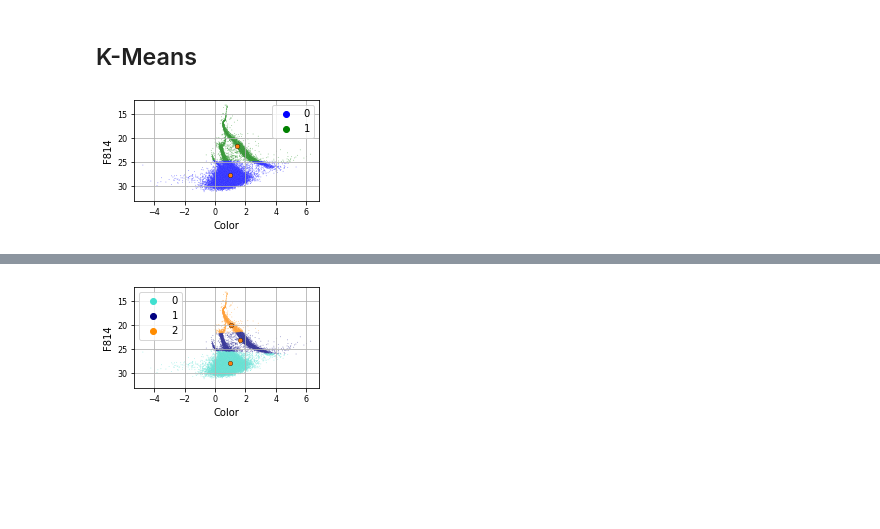
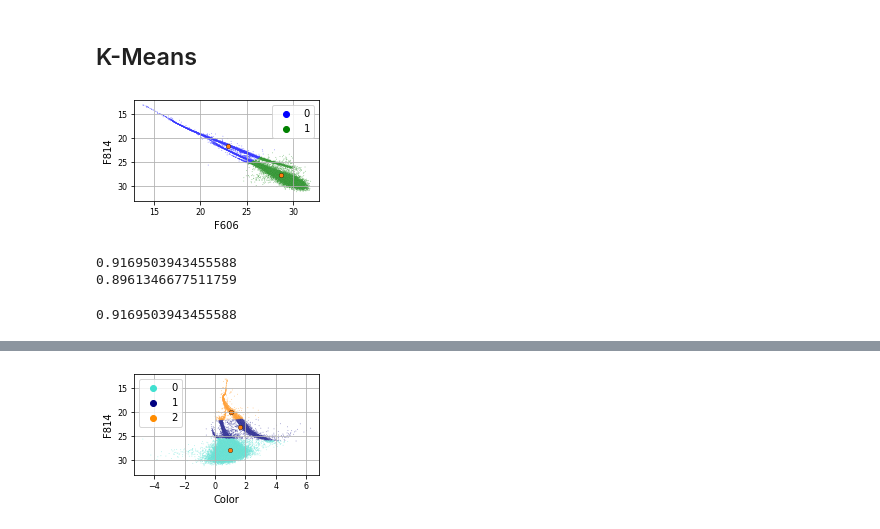
Before and after one commit to BleakHeart/Report3, a Jupyter notebook: Codice/3 Classes/classification_unsupervised.ipynb, the cells around one changed output, grey strips where cells are left out. Saved outputs shown, nothing was run; the diff lists cells and outputs as text; code cells hidden in the pictures; blank space fills up the shorter version.

Commit message:
Trying to calculate Accuracy on K-Means algorithm

```diff
--- a/Codice/3 Classes/classification_unsupervised.ipynb
+++ b/Codice/3 Classes/classification_unsupervised.ipynb
@@ -35,9 +35,12 @@ df_stars = pd.read_csv(home + 'Data/hlsp_deep47tuc_hst_acs_47tuc_f606w-f814w_v1_
 
 df_stars['Color'] = df_stars.F606 - df_stars.F814
 
-df_stars['Label'] = 1
-df_stars.loc[df_stars.sharp < 0, 'Label'] = 0
-df_stars.loc[df_stars.sharp > 0, 'Label'] = 2
+x = df_stars['Color'].to_numpy()
+y = 16.5 + 4. * x
+
+df_stars.loc[df_stars.F814 >= y, 'Label'] = 1
+df_stars.loc[df_stars.F814 < y, 'Label'] = 0
+
 
 df_stars.head()
 # %% [output]
@@ -80,12 +87,12 @@ x_train, x_test, y_train, y_test = train_test_split(x_preprocessed, df_stars.Lab
 ## K-Means
 # %%
 plt.figure(constrained_layout=True)
-kmeans = KMeans(n_clusters=2).fit(df_stars[['Color', 'F814']].values)
+kmeans = KMeans(n_clusters=2).fit(df_stars[['F606', 'F814']].values)
 colors = ['blue', 'green']
-sns.scatterplot(x=df_stars.Color, y=df_stars.F814, hue=kmeans.labels_, palette=colors, s=0.8, alpha=0.5)
+sns.scatterplot(x=df_stars.F606, y=df_stars.F814, hue=kmeans.labels_, palette=colors, s=0.8, alpha=0.5)
 plt.ylim(33, 12)
 sns.scatterplot(x=kmeans.cluster_centers_[:, 0], y=kmeans.cluster_centers_[:, 1], palette='red', ec='black', legend=False, s=20)
 plt.grid()
 #plt.savefig('../Results/Images/k-means.png', dpi=2000, transparent=False)
 # %% [output]
-[figure, old version]
+[figure, new version]
@@ -91,0 +103,12 @@ plt.grid()
+# %%
+for i in range(2):
+    p = (df_stars.loc[df_stars.Label == i, 'Label'].to_numpy() ==
+         df_stars.loc[df_stars.Label == i, 'K_Label'].to_numpy()).mean()
+    print(p)
+# %% [output]
+0.9169503943455588
+0.8961346677511759
+# %%
+(df_stars.loc[df_stars.Label == i, 'Label'].to_numpy() == df_stars.loc[df_stars.Label == i, 'K_Label'].to_numpy()).mean()
+# %% [output]
+0.9169503943455588
```
Also changed, not shown: parts of 6 cells of this notebook.
